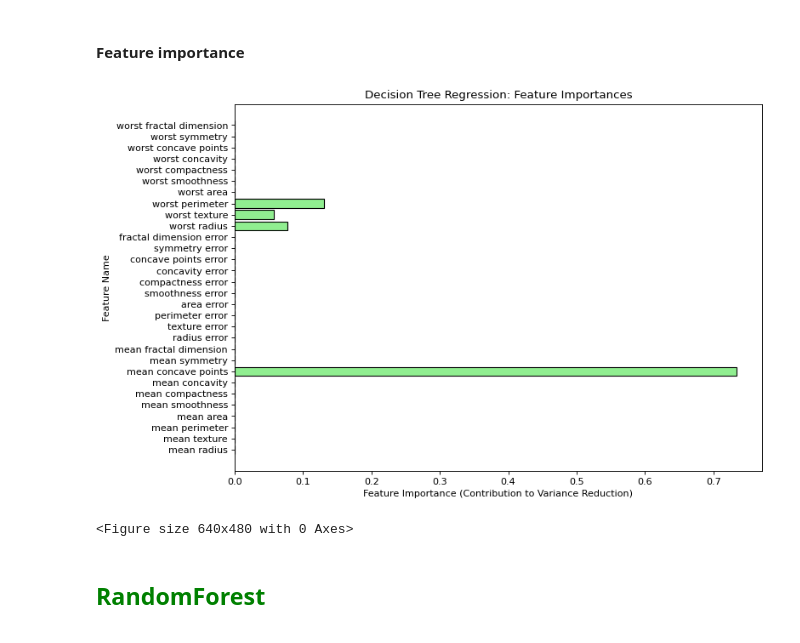
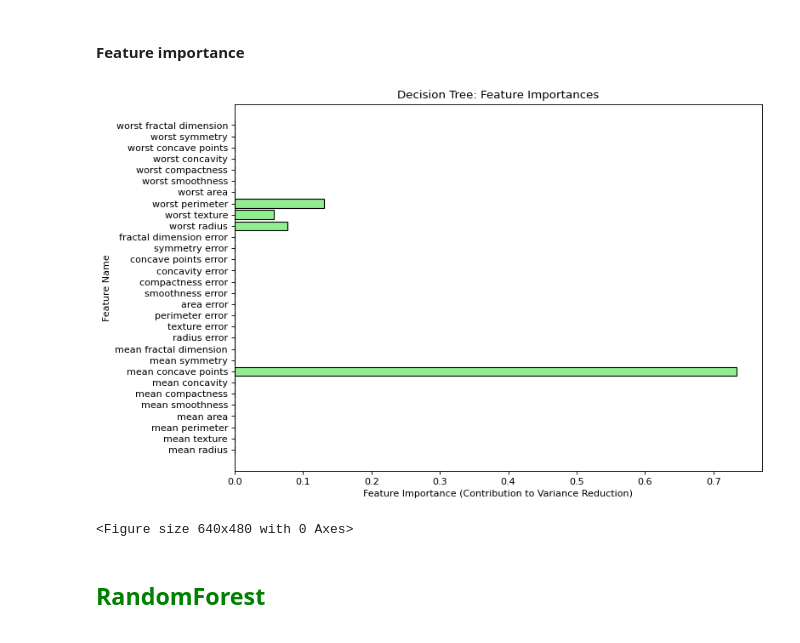
Before and after one commit to deructu/Amazinum-Data-Camp-Homeworks-by-Dmytro-Lutsyk, a Jupyter notebook: lesson_5_decision_tree/lesson_5_dt_hometask.ipynb, the cells around one changed output. Drawn from its saved outputs; the diff is of its cells as text; code cells hidden in the pictures.

```diff
--- a/lesson_5_decision_tree/lesson_5_dt_hometask.ipynb
+++ b/lesson_5_decision_tree/lesson_5_dt_hometask.ipynb
@@ -1137,20 +1139,20 @@ ploting_metrics(y_test, predict_clf, predict_proba_clf)
 # %% [markdown]
 #### Feature importance
 # %%
-def plot_feature_importances(clf, features):
+def plot_feature_importances(clf, features, model_name):
     plt.figure(figsize=(10, 7), dpi=80)
     n_features = len(features)
     plt.barh(range(n_features), clf.feature_importances_, color='lightgreen', edgecolor='black')
     plt.xlabel("Feature Importance (Contribution to Variance Reduction)")
     plt.ylabel("Feature Name")
     plt.yticks(np.arange(n_features), features)
-    plt.title("Decision Tree Regression: Feature Importances")
+    plt.title(f"{model_name}: Feature Importances")
     plt.show()
     plt.tight_layout()
 
-plot_feature_importances(clf['model'], features)
+plot_feature_importances(clf['model'], features, model_name='Decision Tree')
 # %% [output]
-[figure, old version]
+[figure, new version]
 <Figure size 640x480 with 0 Axes>
 # %% [markdown]
 <font color = green>
```
Also changed, not shown: parts of 49 cells of this notebook, 1 other file.
